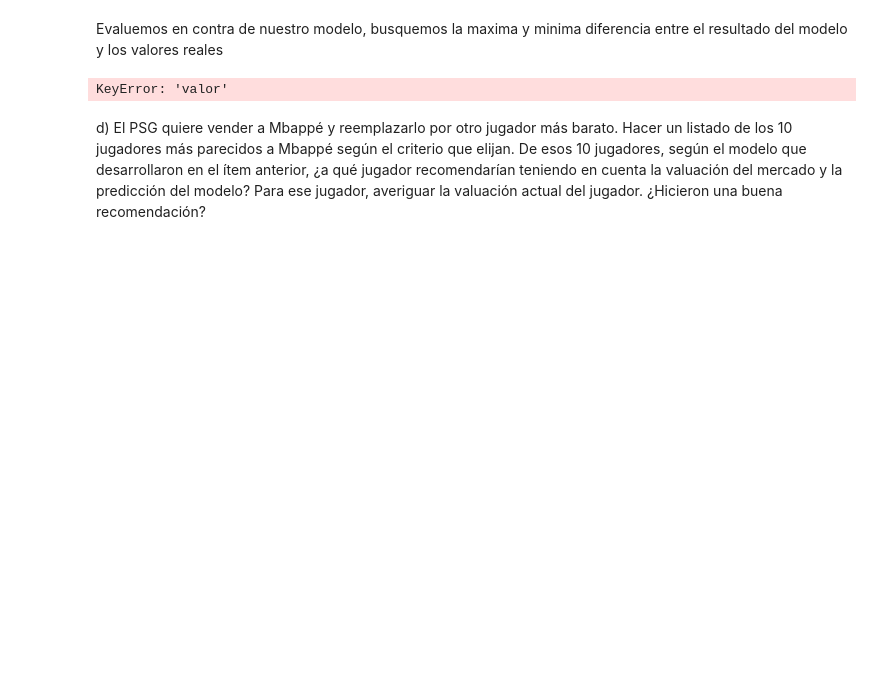
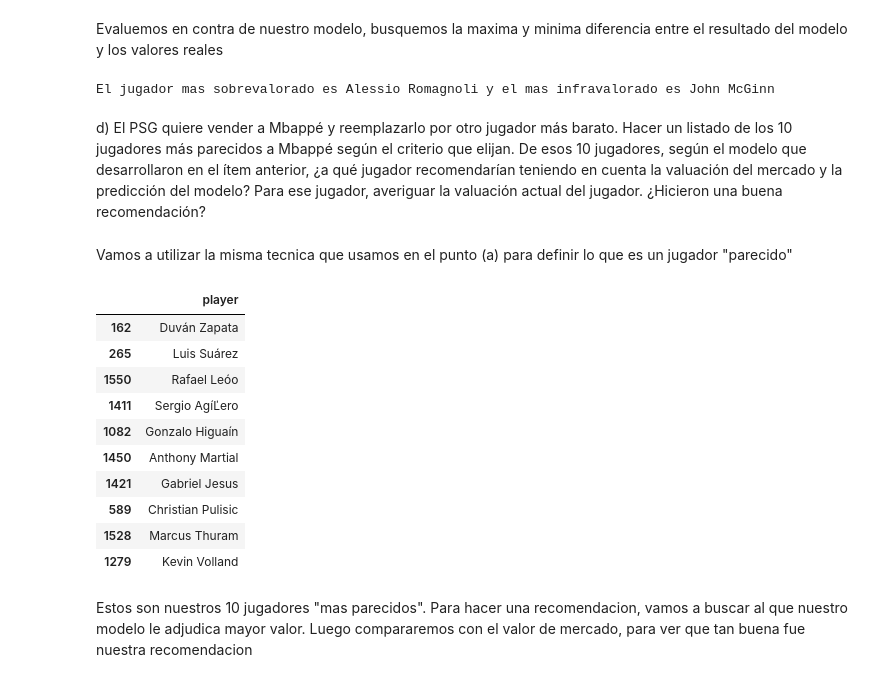
Before and after one commit to Dani-Bustos/Tp-2-LaboDeDatos, a Jupyter notebook: Tp2.ipynb, the cells around one changed output. Drawn from its saved outputs; the diff is of its cells as text; code cells hidden in the pictures; blank space fills up the shorter version.

Commit message:
Progreso punto 4

```diff
--- a/Tp2.ipynb
+++ b/Tp2.ipynb
@@ -306,8 +306,6 @@ Trabajamos ahora con el dataset transfermarkt_fbref_201920.csv que incluye la va
 # %%
 data = pd.read_csv("transfermarkt_fbref_201920.csv",delimiter= ";")
 display(data.head())
-for x in data.columns:
-    print(x)
 # %% [output]
 |  | Column1 | player | nationality | position | squad | age | birth_year | value | height | position2 | ... |
 | 0 | 21 | Martin Aguirregabiria | es ESP | DF | Alavés | 23 | 1996 | 4000000 | 178 | Defender - Right-Back | ... |
@@ -511,9 +492,74 @@ Vemos en nuestro grafico de errores, que el ECM tanto de validacion como de test
 (c) Según el modelo desarrollado, entre los jugadores con un valor de mercado mayor a $100000, ¿quién es el más sobrevalorado? Es decir, el jugador con mayor diferencia entre el valor de mercado y el valor predicho por el modelo. ¿Y el más infravalorado?
 # %% [markdown]
 Evaluemos en contra de nuestro modelo, busquemos la maxima y minima diferencia entre el resultado del modelo y los valores reales
-# %%
-jugadoresCaros = data[data["valor"] > 100000]
-# %% [output]
-KeyError: 'valor'
+# %%
+jugadoresCaros = df_Red[df_Red["value"] > 100000]
+valores_og = np.array(jugadoresCaros["value"])
+#Escalamos para poder evaluar el modelo correctament
+scaler = MinMaxScaler().set_output(transform="pandas")
+X = jugadoresCaros.drop(columns = ["player","value"])
+X = scaler.fit_transform(X)
+pred = np.array(outputScaler.inverse_transform(modelo(X))).flatten()
+
+#Todos los que estan subvalorados se van a negativo, asi que no nos afectan
+Max_id = (valores_og - pred).argmax()
+#Todos los que estan sobrevalorados son positivos, asi que no nos afectan
+Min_id = (valores_og-pred).argmin()
+
+
+print("El jugador mas sobrevalorado es {0} y el mas infravalorado es {1}".format(jugadoresCaros.loc[Max_id].player,jugadoresCaros.loc[Min_id].player))
+# %% [output]
+El jugador mas sobrevalorado es Alessio Romagnoli y el mas infravalorado es John McGinn
 # %% [markdown]
 d) El PSG quiere vender a Mbappé y reemplazarlo por otro jugador más barato. Hacer un listado de los 10 jugadores más parecidos a Mbappé según el criterio que elijan. De esos 10 jugadores, según el modelo que desarrollaron en el ítem anterior, ¿a qué jugador recomendarían teniendo en cuenta la valuación del mercado y la predicción del modelo? Para ese jugador, averiguar la valuación actual del jugador. ¿Hicieron una buena recomendación?
+# %% [markdown]
+Vamos a utilizar la misma tecnica que usamos en el punto (a) para definir lo que es un jugador "parecido"
+# %%
+posMbappe = data[data["player"].str.contains("Mbappé")].position
+indMbappe = data[data["player"].str.contains("Mbappé")].index
+
+
+#Lo transformamos de serie a string
+posMbappe = ",".join(posMbappe)
+
+candidatos  = data[(data["position"] == posMbappe)]
+
+#Tiramos todos los datos restantes que no sean contables (int o floats)
+espacioBusqueda = candidatos.drop(columns = candidatos.select_dtypes(exclude=['float','int']).columns)
+#Sacamos las variables que no queremos considerar
+espacioBusqueda = espacioBusqueda.drop(columns=["Column1","birth_year","value"])
+espacioBusqueda = espacioBusqueda.dropna()
+
+#Escalamos todos los datos antes de buscar al mas cercano, pero queremos preservar los indices originales para poder recuperar el nombre del mas cercano
+ind_og= espacioBusqueda.index
+
+
+espacioBusqueda_escalado = StandardScaler().fit_transform(espacioBusqueda)
+
+# Recreamos el dataFrame con los indices originales
+espacioBusqueda_escalado = pd.DataFrame(espacioBusqueda_escalado, columns=espacioBusqueda.columns, index=ind_og)
+
+
+NN = NearestNeighbors(n_neighbors=11).fit(espacioBusqueda_escalado)
+distancias,ind = NN.kneighbors(espacioBusqueda_escalado.loc[indMbappe])
+#display(candidatos)
+#display(espacioBusqueda_escalado)
+
+posRecomendado = ind[0][1:] #no queremos que este nmbappe asi que cortamos el primer elemento
+jugadoresRecomendados = pd.DataFrame(candidatos.iloc[posRecomendado].player)
+display(jugadoresRecomendados)
+# %% [output]
+|  | player |
+| 162 | Duván Zapata |
+| 265 | Luis Suárez |
+| 1550 | Rafael Leóo |
+| 1411 | Sergio AgíĽero |
+| 1082 | Gonzalo Higuaí­n |
+| 1450 | Anthony Martial |
+| 1421 | Gabriel Jesus |
+| 589 | Christian Pulisic |
+| 1528 | Marcus Thuram |
+| 1279 | Kevin Volland |
+# %% [markdown]
+Estos son nuestros 10 jugadores  "mas parecidos". Para hacer una recomendacion, vamos a buscar al que nuestro modelo le adjudica mayor valor.
+Luego compararemos con el valor de mercado, para ver que tan buena fue nuestra recomendacion
```
Also changed, not shown: parts of 4 cells of this notebook.
